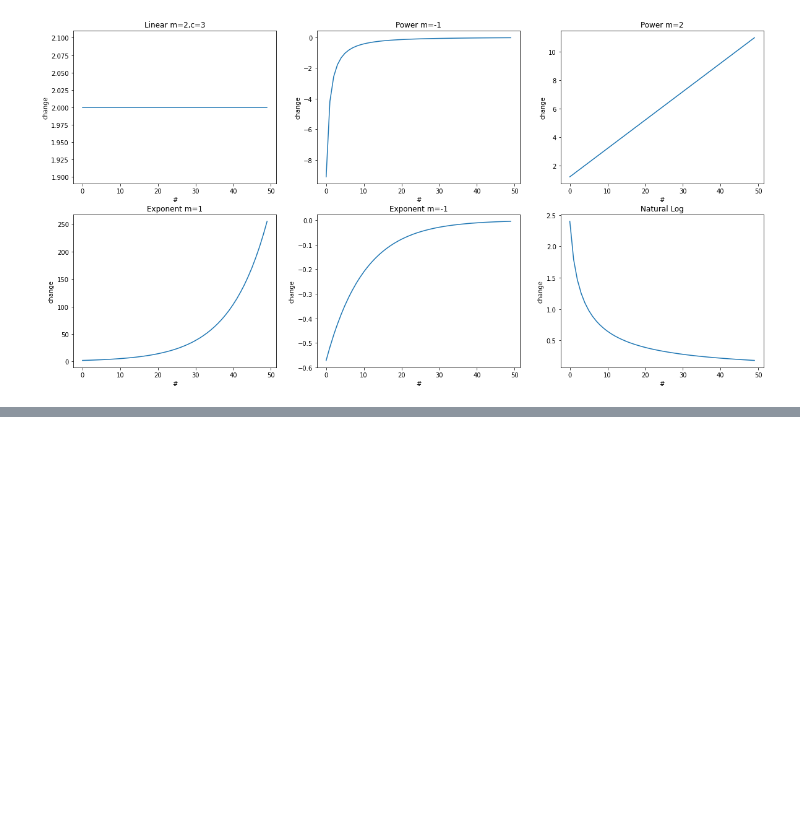
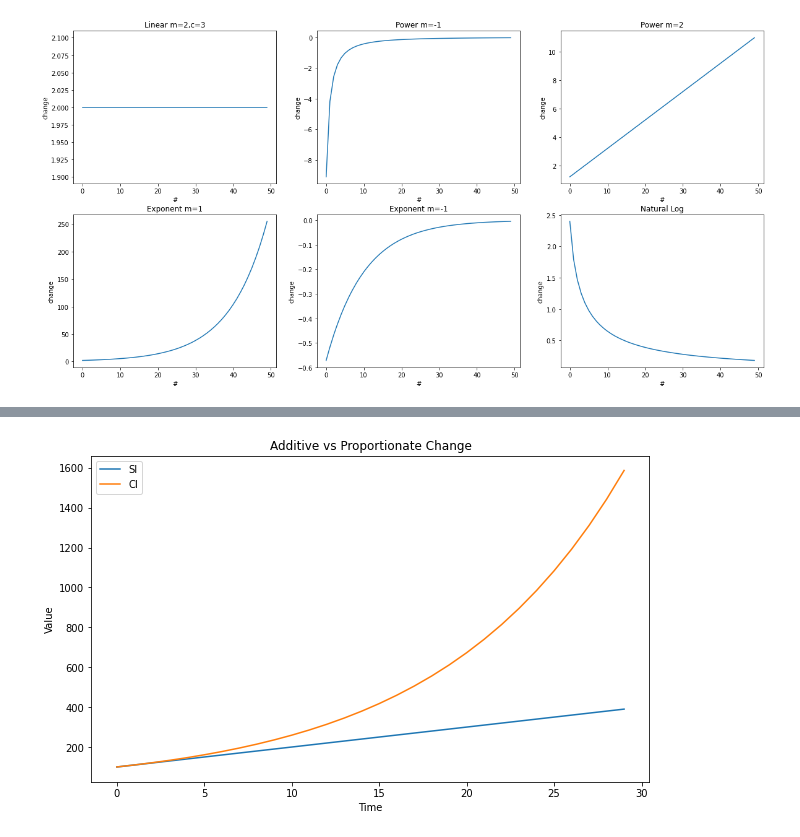
Before and after one commit to siddharthbisht1997/Courses_Notebooks, a Jupyter notebook: Notebook.ipynb, the cells around one changed output, grey strips where cells are left out. Saved outputs shown, nothing was run; the diff lists cells and outputs as text; code cells hidden in the pictures; blank space fills up the shorter version.

Commit message:
Added the Additive vs Proportionate change

```diff
--- a/Notebook.ipynb
+++ b/Notebook.ipynb
@@ -60,0 +76,24 @@ plt.show()
+# %%
+V_si = lambda p,r,t : p + p*r*t
+V_ci = lambda p,r,t : p*np.power(1 + r,t)
+# %%
+p = 100
+r = 0.1
+time = np.arange(0,30,1)
+# %%
+amount_si, amount_ci = [],[]
+
+for t in time:
+  amount_si.append(V_si(p,r,t))
+  amount_ci.append(V_ci(p,r,t))
+# %%
+plt.figure(figsize=(10,6))
+plt.plot(time,amount_si)
+plt.plot(time,amount_ci)
+plt.legend(['SI','CI'])
+plt.xlabel("Time")
+plt.ylabel("Value")
+plt.title("Additive vs Proportionate Change")
+plt.show()
+# %% [output]
+[figure, added]
```
Also changed, not shown: parts of 3 cells of this notebook.
